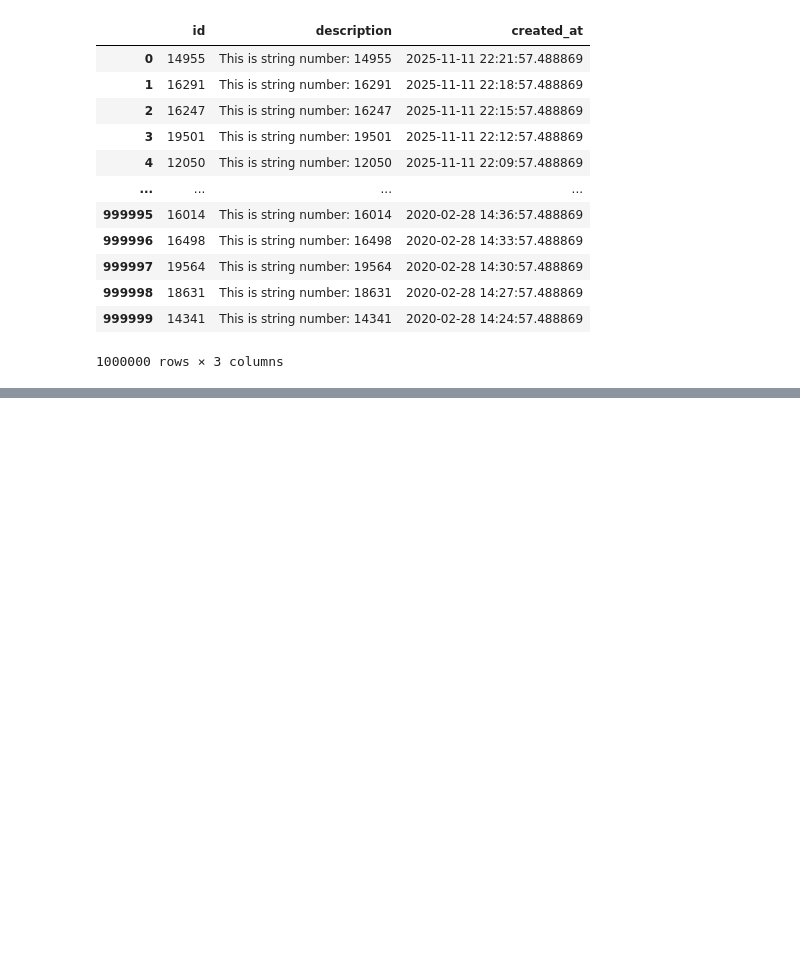
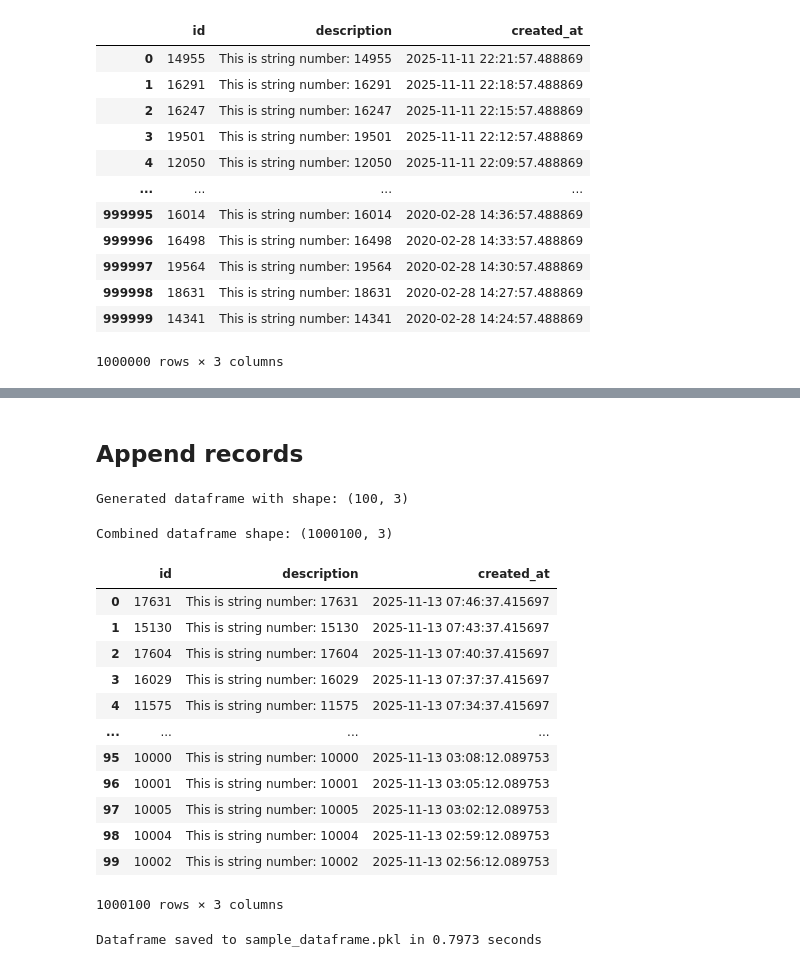
Before and after one commit to sdg002/PythonExperiements, a Jupyter notebook: performance/dataframe_io/dataframe_io_performance.ipynb, the cells around one changed output, grey strips where cells are left out. Cells and saved outputs as stored; diff of their text form; code cells hidden in the pictures; blank space fills up the shorter version.

```diff
--- a/performance/dataframe_io/dataframe_io_performance.ipynb
+++ b/performance/dataframe_io/dataframe_io_performance.ipynb
@@ -164,0 +201,38 @@ Filtered Dataframe shape: (119, 3)
+# %% [markdown]
+## Append records
+# %%
+df_100=create_dataframe(max_rows=100, unique_row_count=10)
+print(f"Generated dataframe with shape: {df_100.shape}")
+# %% [output]
+Generated dataframe with shape: (100, 3)
+# %%
+df_concat = pd.concat([df_1000_000,df_100])
+print(f"Combined dataframe shape: {df_concat.shape}")
+df_concat.reindex()
+df_concat
+# %% [output]
+Combined dataframe shape: (1000100, 3)
+|  | id | description | created_at |
+| 0 | 17631 | This is string number: 17631 | 2025-11-13 07:46:37.415697 |
+| 1 | 15130 | This is string number: 15130 | 2025-11-13 07:43:37.415697 |
+| 2 | 17604 | This is string number: 17604 | 2025-11-13 07:40:37.415697 |
+| 3 | 16029 | This is string number: 16029 | 2025-11-13 07:37:37.415697 |
+| 4 | 11575 | This is string number: 11575 | 2025-11-13 07:34:37.415697 |
+| ... | ... | ... | ... |
+| 95 | 10000 | This is string number: 10000 | 2025-11-13 03:08:12.089753 |
+| 96 | 10001 | This is string number: 10001 | 2025-11-13 03:05:12.089753 |
+| 97 | 10005 | This is string number: 10005 | 2025-11-13 03:02:12.089753 |
+| 98 | 10004 | This is string number: 10004 | 2025-11-13 02:59:12.089753 |
+| 99 | 10002 | This is string number: 10002 | 2025-11-13 02:56:12.089753 |
+1000100 rows × 3 columns
+# %%
+binary_file_path = 'sample_dataframe.pkl'
+
+start_time = time.time()
+df_concat.to_pickle(binary_file_path)
+end_time = time.time()
+
+time_taken = end_time - start_time
+print(f"Dataframe saved to {binary_file_path} in {time_taken:.4f} seconds")
+# %% [output]
+Dataframe saved to sample_dataframe.pkl in 0.7973 seconds
```
Also changed, not shown: parts of 9 cells of this notebook.
